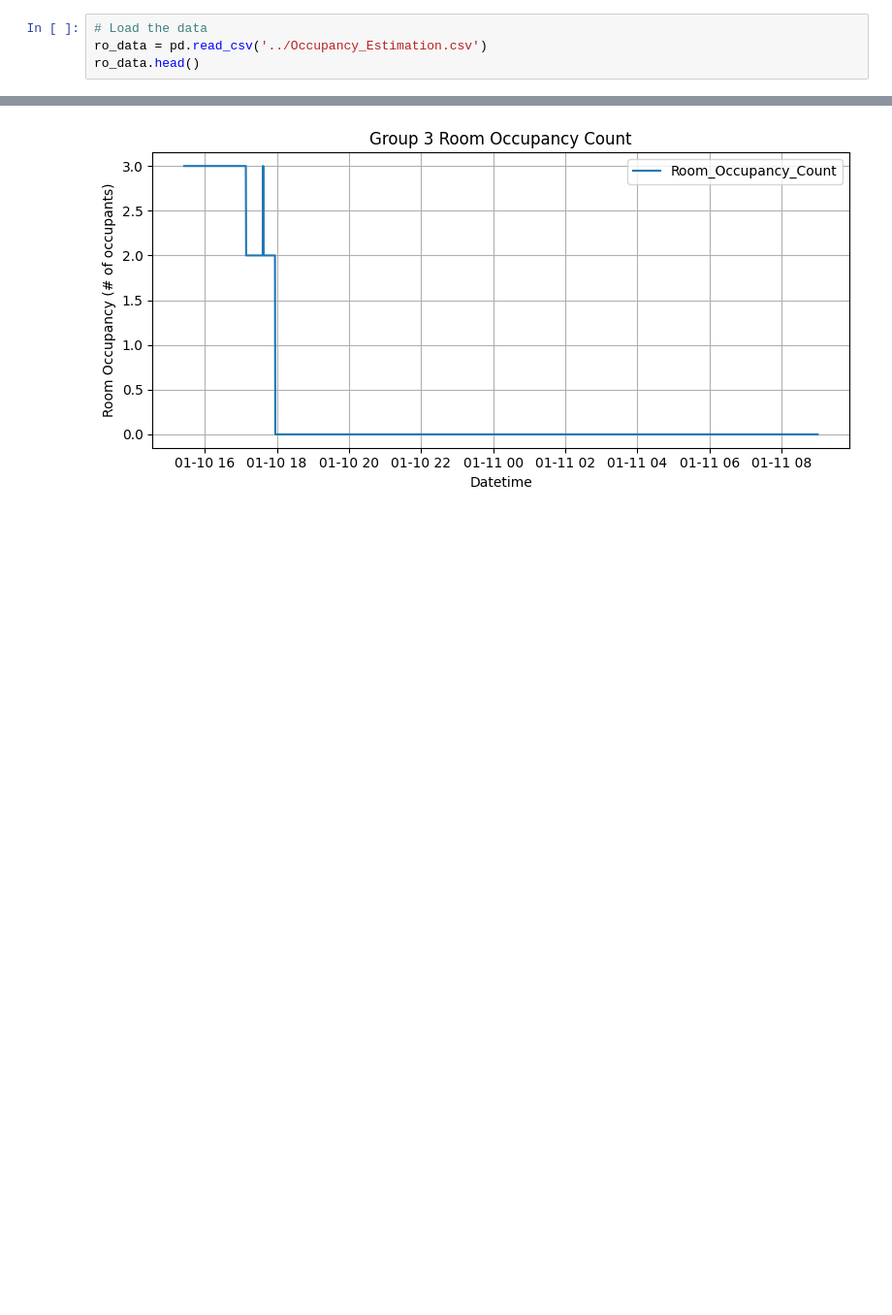
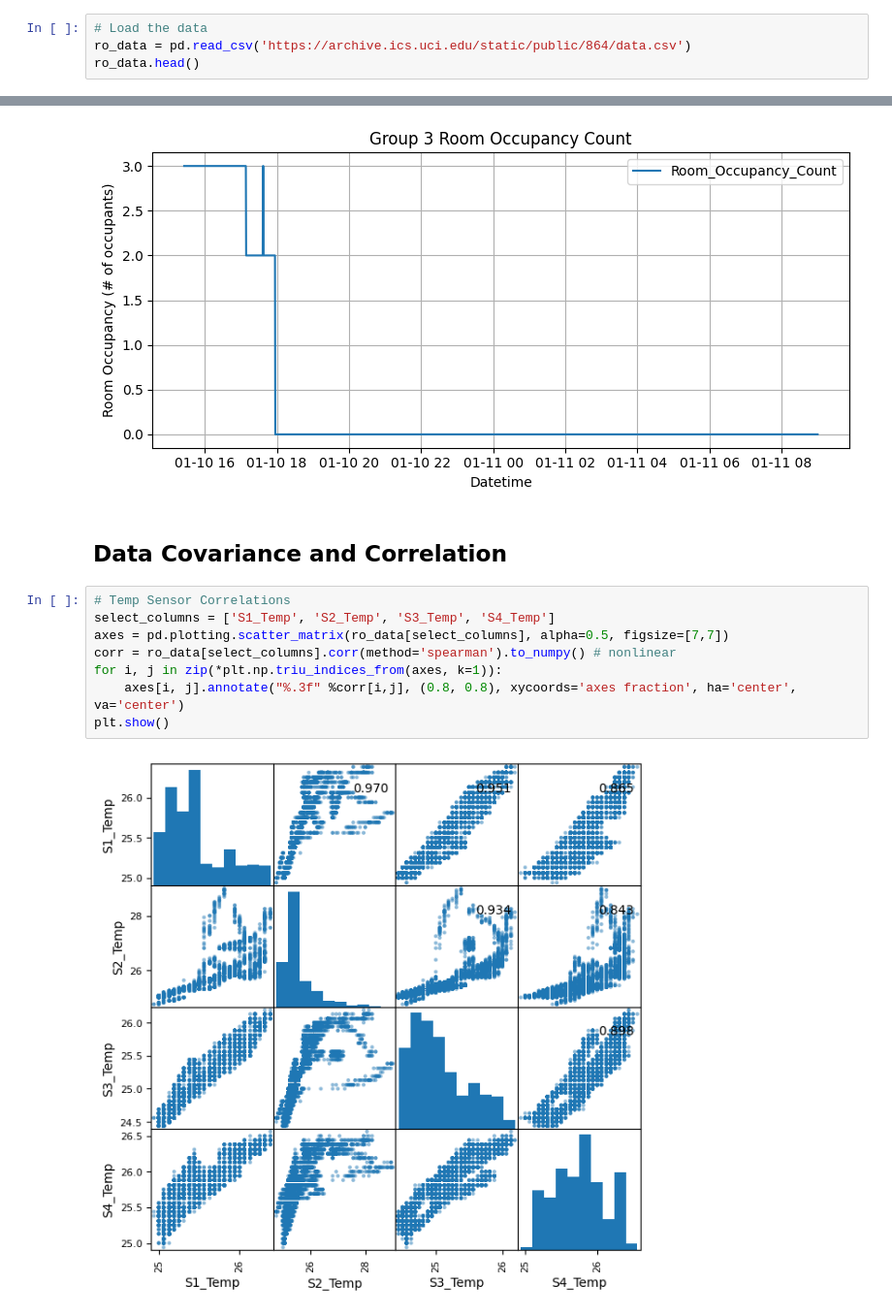
Before and after one commit to apmalinsky/AAI-530-IoT-FinalProject, a Jupyter notebook: notebooks/eda-data-clean.ipynb, the cells around one changed output, grey strips where cells are left out. Shown at 97% size. Saved outputs shown, nothing was run; the diff lists cells and outputs as text; blank space fills up the shorter version.

Commit message:
eda correlations

```diff
--- a/notebooks/eda-data-clean.ipynb
+++ b/notebooks/eda-data-clean.ipynb
@@ -6,6 +8,6 @@ import matplotlib.pyplot as plt
 # %%
 # Load the data
-ro_data = pd.read_csv('../Occupancy_Estimation.csv')
+ro_data = pd.read_csv('https://archive.ics.uci.edu/static/public/864/data.csv')
 ro_data.head()
 # %% [output]
 |  | Date | Time | S1_Temp | S2_Temp | S3_Temp | S4_Temp | S1_Light | S2_Light | S3_Light | S4_Light | ... |
@@ -215,3 +251,15 @@ for i, group in enumerate(groups):
 [figure]
 [figure]
 [figure]
+# %% [markdown]
+## Data Covariance and Correlation
+# %%
+# Temp Sensor Correlations
+select_columns = ['S1_Temp', 'S2_Temp',	'S3_Temp', 'S4_Temp']
+axes = pd.plotting.scatter_matrix(ro_data[select_columns], alpha=0.5, figsize=[7,7])
+corr = ro_data[select_columns].corr(method='spearman').to_numpy() # nonlinear
+for i, j in zip(*plt.np.triu_indices_from(axes, k=1)):
+    axes[i, j].annotate("%.3f" %corr[i,j], (0.8, 0.8), xycoords='axes fraction', ha='center', va='center')
+plt.show()
+# %% [output]
+[figure, added]
```
Also changed, not shown: parts of 9 cells of this notebook.
